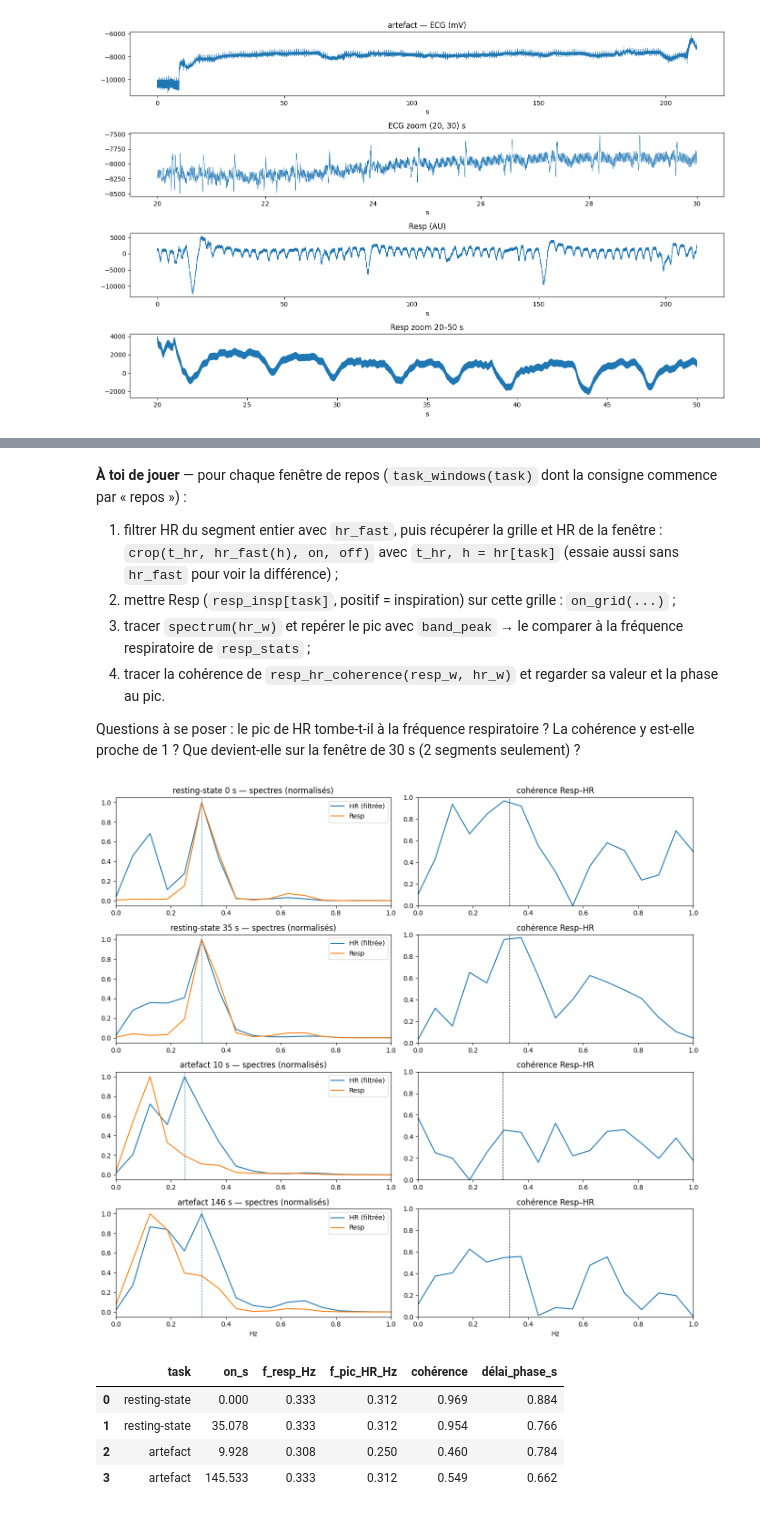
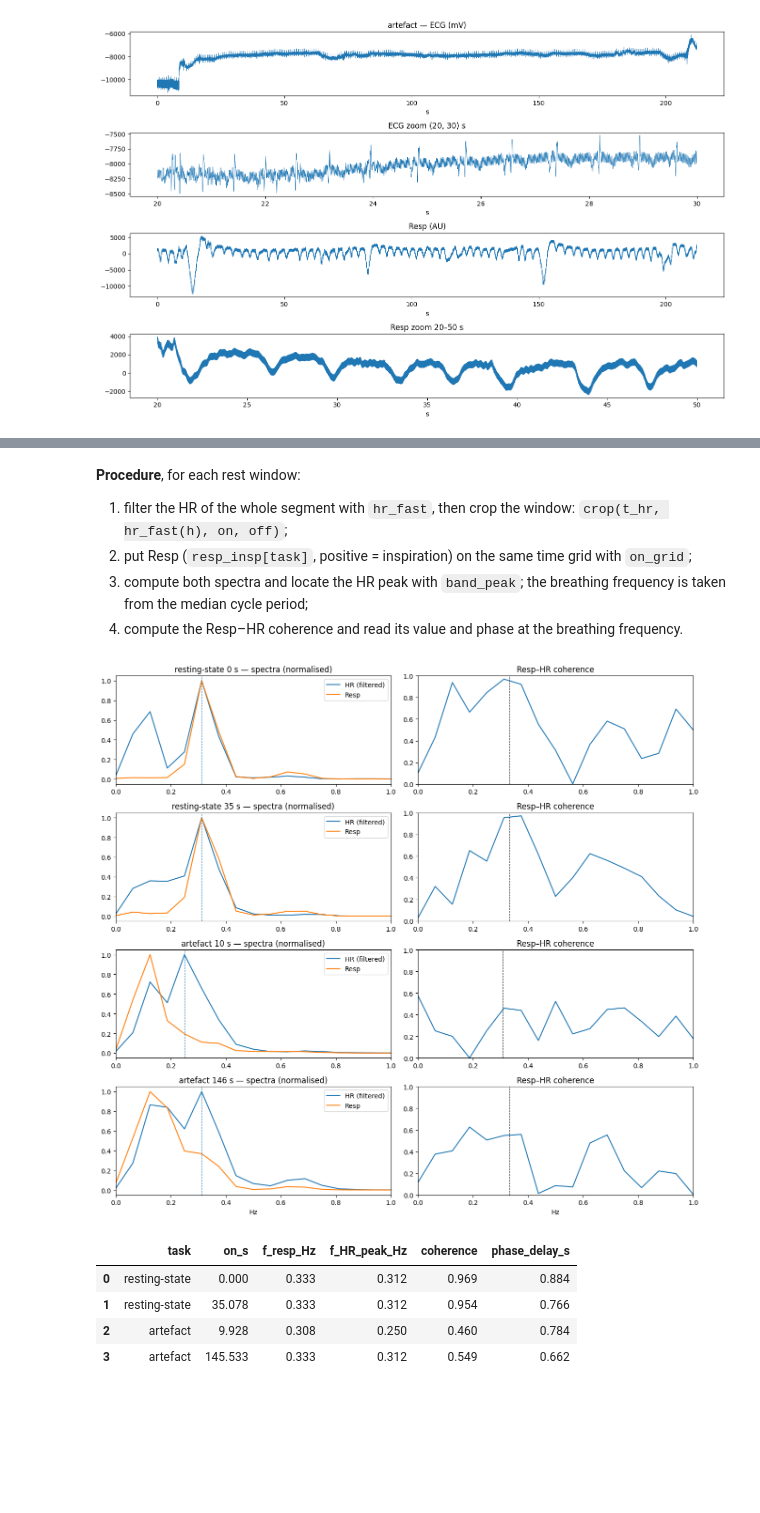
Before and after one commit to miakovlevv/habs-team06, a Jupyter notebook: latence/hugo_latency_validation.ipynb, the cells around one changed output, grey strips where cells are left out. Drawn from its saved outputs; the diff is of its cells as text; code cells hidden in the pictures; blank space fills up the shorter version.

```diff
--- a/latence/hugo_latency_validation.ipynb
+++ b/latence/hugo_latency_validation.ipynb
@@ -56,13 +62,13 @@ SUBJ, DAY = "P001", 1
 FS = 1000.0
 # %%
 def load_physio(task, version=VERSION, subj=SUBJ, day=DAY, data=DATA):
-    """Charge ECG + Resp d'un segment. Retourne un DataFrame (time_s, ECG, Resp)."""
+    """Load ECG + Resp of one segment. Returns a DataFrame (time_s, ECG, Resp)."""
     bdf = data / version / subj / f"{subj}_day-{day}_task-{task}_multimodal.bdf"
     _, signals, channels = load_bdf(bdf)
     return signals[["time_s", "ECG", "Resp"]].copy(), channels
 
 def task_windows(task, subj=SUBJ, day=DAY, data=DATA, version=VERSION):
-    """Fenêtres des événements (en s, relatives au segment) d'après le metadata."""
+    """Event windows (s, relative to the segment start) read from the metadata."""
     meta = json.loads((data / version / subj / f"{subj}_day-{day}_metadata.json").read_text())
     seg = meta["dataset_export"]["segments"][task]
     t0, dur = seg["metadata_time_origin_s"], seg["duration_s"]
@@ -260,5 +261,5 @@ artefact: 305 battements, HR moyenne 86 bpm, RR suspects : 5 à t = [  8.6   9.6
 # %%
-# Contrôle visuel : pics R sur l'ECG (zoom 10 s) + HR instantanée avec les fenêtres de repos
+# Visual check: R peaks on the ECG (10 s zoom) + instantaneous HR with the rest windows
 for task, df in [("resting-state", rest), ("artefact", art)]:
     ecg = bandpass(df.ECG.to_numpy(), 0.5, 45)
     t = np.arange(len(ecg)) / FS
@@ -266,14 +267,14 @@ for task, df in [("resting-state", rest), ("artefact", art)]:
     fig, ax = plt.subplots(2, 1, figsize=(15, 6))
     z = (t >= 40) & (t < 50); zp = pk[(pk / FS >= 40) & (pk / FS < 50)]
     ax[0].plot(t[z], ecg[z], lw=.6); ax[0].plot(zp / FS, ecg[zp], "r.", ms=8)
-    ax[0].set_title(f"{task} — ECG et pics R (zoom 40–50 s)")
+    ax[0].set_title(f"{task} — ECG and R peaks (zoom 40–50 s)")
     th, h = hr[task]
-    ax[1].plot(pk[1:] / FS, 60 / (np.diff(pk) / FS), ".", ms=3, color="grey", label="battements")
-    ax[1].plot(th, h, lw=.8, label="HR interpolée 4 Hz")
+    ax[1].plot(pk[1:] / FS, 60 / (np.diff(pk) / FS), ".", ms=3, color="grey", label="beats")
+    ax[1].plot(th, h, lw=.8, label="HR interpolated at 4 Hz")
     for on, off, txt in task_windows(task):
         if txt.startswith("repos"):
             ax[1].axvspan(on, off, color="green", alpha=.08)
     ax[1].set_ylabel("bpm"); ax[1].set_xlabel("s"); ax[1].legend(loc="upper right")
-    ax[1].set_title("Fréquence cardiaque instantanée (vert = repos)")
+    ax[1].set_title("Instantaneous heart rate (green = rest)")
     plt.tight_layout(); plt.show()
 # %% [output]
@@ -282,5 +283,5 @@ for task, df in [("resting-state", rest), ("artefact", art)]:
 # %%
-# Battement moyen centré sur les R détectés : le R doit être un pic net, positif, exactement à 0 ms
+# Average beat centred on detected R peaks: R must be a sharp positive peak exactly at 0 ms
 fig, axs = plt.subplots(1, 2, figsize=(12, 3.5), sharey=True)
 for ax, (task, df) in zip(axs, [("resting-state", rest), ("artefact", art)]):
     pol, _ = ecg_polarity(df.ECG.to_numpy())
@@ -291,6 +292,6 @@ for ax, (task, df) in zip(axs, [("resting-state", rest), ("artefact", art)]):
     ax.plot(lags, beats.T, color="grey", lw=.2, alpha=.3)
     ax.plot(lags, beats.mean(0), color="C3", lw=1.5)
     ax.axvline(0, ls="--", color="k", lw=.8)
-    ax.set_title(f"{task} — {len(pk)} battements"); ax.set_xlabel("ms autour du pic R")
+    ax.set_title(f"{task} — {len(pk)} beats"); ax.set_xlabel("ms around the R peak")
 plt.tight_layout(); plt.show()
 # %% [output]
@@ -359,13 +358,11 @@ def resp_hr_coherence(resp, hr, fs=FS_HR, nperseg_s=16):
     _, pxy = csd(resp, hr, fs=fs, nperseg=n, detrend="linear")
     return f, coh, -np.angle(pxy)
 # %% [markdown]
-**À toi de jouer** — pour chaque fenêtre de repos (`task_windows(task)` dont la consigne commence par « repos ») :
-1. filtrer HR du segment entier avec `hr_fast`, puis récupérer la grille et HR de la fenêtre : `crop(t_hr, hr_fast(h), on, off)` avec `t_hr, h = hr[task]` (essaie aussi sans `hr_fast` pour voir la différence) ;
-2. mettre Resp (`resp_insp[task]`, positif = inspiration) sur cette grille : `on_grid(...)` ;
-3. tracer `spectrum(hr_w)` et repérer le pic avec `band_peak` → le comparer à la fréquence respiratoire de `resp_stats` ;
-4. tracer la cohérence de `resp_hr_coherence(resp_w, hr_w)` et regarder sa valeur et la phase au pic.
-
-Questions à se poser : le pic de HR tombe-t-il à la fréquence respiratoire ? La cohérence y est-elle proche de 1 ? Que devient-elle sur la fenêtre de 30 s (2 segments seulement) ?
+**Procedure**, for each rest window:
+1. filter the HR of the whole segment with `hr_fast`, then crop the window: `crop(t_hr, hr_fast(h), on, off)`;
+2. put Resp (`resp_insp[task]`, positive = inspiration) on the same time grid with `on_grid`;
+3. compute both spectra and locate the HR peak with `band_peak`; the breathing frequency is taken from the median cycle period;
+4. compute the Resp–HR coherence and read its value and phase at the breathing frequency.
 # %%
 win = {}
 for task in ["resting-state", "artefact"]:
@@ -380,32 +377,32 @@ for task in ["resting-state", "artefact"]:
 # %%
 rows = []
 fig, axs = plt.subplots(len(win), 2, figsize=(13, 3 * len(win)))
 for ax, ((task, on), (t_w, hr_w, resp_w)) in zip(axs, win.items()):
-    # 3. Spectres
+    # 3. Spectra
     f_hr, p_hr = spectrum(hr_w)
     f_rs, p_rs = spectrum(resp_w)
-    f_pk, _ = band_peak(f_hr, p_hr)                   # pic de HR dans 0,15–0,5 Hz
-    pk, _ = breath_cycles(resp_w, fs=FS_HR)           # fréquence respiratoire par les cycles
-    f_resp = 1 / np.median(np.diff(pk) / FS_HR)       # (le pic du spectre Resp est piégé par les soupirs)
-    ax[0].plot(f_hr, p_hr / p_hr.max(), label="HR (filtrée)")
+    f_pk, _ = band_peak(f_hr, p_hr)                   # HR peak within 0.15–0.5 Hz
+    pk, _ = breath_cycles(resp_w, fs=FS_HR)           # breathing frequency from the cycles
+    f_resp = 1 / np.median(np.diff(pk) / FS_HR)       # (the Resp spectral peak is trapped by sighs)
+    ax[0].plot(f_hr, p_hr / p_hr.max(), label="HR (filtered)")
     ax[0].plot(f_rs, p_rs / p_rs.max(), label="Resp")
     ax[0].axvline(f_pk, ls="--", color="C0", lw=.8)
-    ax[0].set_xlim(0, 1); ax[0].set_title(f"{task} {on:.0f} s — spectres (normalisés)"); ax[0].legend()
+    ax[0].set_xlim(0, 1); ax[0].set_title(f"{task} {on:.0f} s — spectra (normalised)"); ax[0].legend()
 
-    # 4. Cohérence et phase à la fréquence respiratoire
+    # 4. Coherence and phase at the breathing frequency
     f_c, coh, phase = resp_hr_coherence(resp_w, hr_w)
-    i = np.argmin(np.abs(f_c - f_resp))               # case de fréquence la plus proche de f_resp
+    i = np.argmin(np.abs(f_c - f_resp))               # frequency bin closest to f_resp
     ax[1].plot(f_c, coh); ax[1].axvline(f_resp, ls="--", color="k", lw=.8)
-    ax[1].set_xlim(0, 1); ax[1].set_ylim(0, 1); ax[1].set_title("cohérence Resp–HR")
-    rows.append({"task": task, "on_s": on, "f_resp_Hz": f_resp, "f_pic_HR_Hz": f_pk,
-                 "cohérence": coh[i], "délai_phase_s": phase[i] / (2 * np.pi * f_c[i])})
+    ax[1].set_xlim(0, 1); ax[1].set_ylim(0, 1); ax[1].set_title("Resp–HR coherence")
+    rows.append({"task": task, "on_s": on, "f_resp_Hz": f_resp, "f_HR_peak_Hz": f_pk,
+                 "coherence": coh[i], "phase_delay_s": phase[i] / (2 * np.pi * f_c[i])})
 for a in axs[-1]: a.set_xlabel("Hz")
 plt.tight_layout(); plt.show()
 coupling = pd.DataFrame(rows).round(3)
 coupling
 # %% [output]
-[figure, old version]
+[figure, new version]
-|  | task | on_s | f_resp_Hz | f_pic_HR_Hz | cohérence | délai_phase_s |
+|  | task | on_s | f_resp_Hz | f_HR_peak_Hz | coherence | phase_delay_s |
 | 0 | resting-state | 0.000 | 0.333 | 0.312 | 0.969 | 0.884 |
 | 1 | resting-state | 35.078 | 0.333 | 0.312 | 0.954 | 0.766 |
 | 2 | artefact | 9.928 | 0.308 | 0.250 | 0.460 | 0.784 |
```
Also changed, not shown: parts of 34 cells of this notebook.
